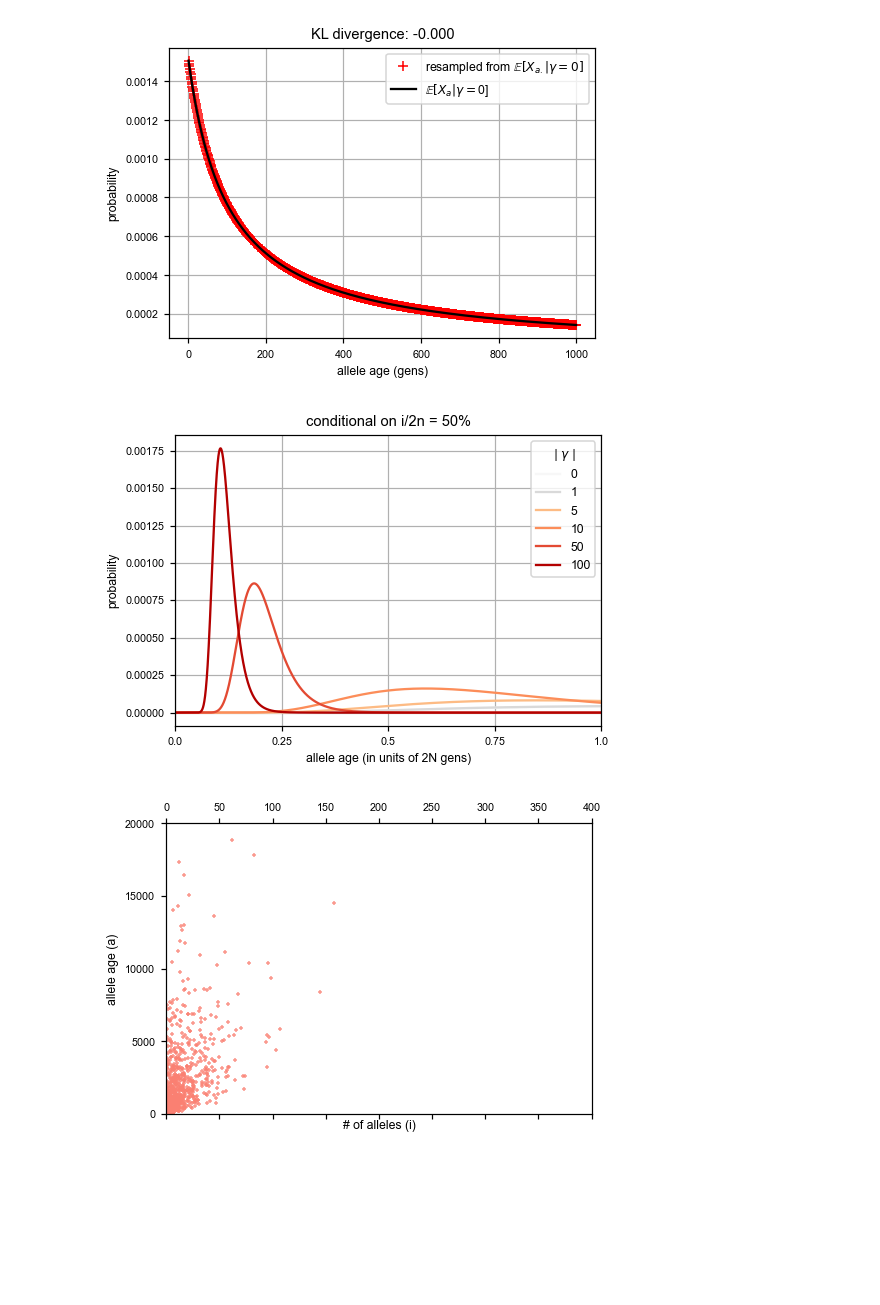
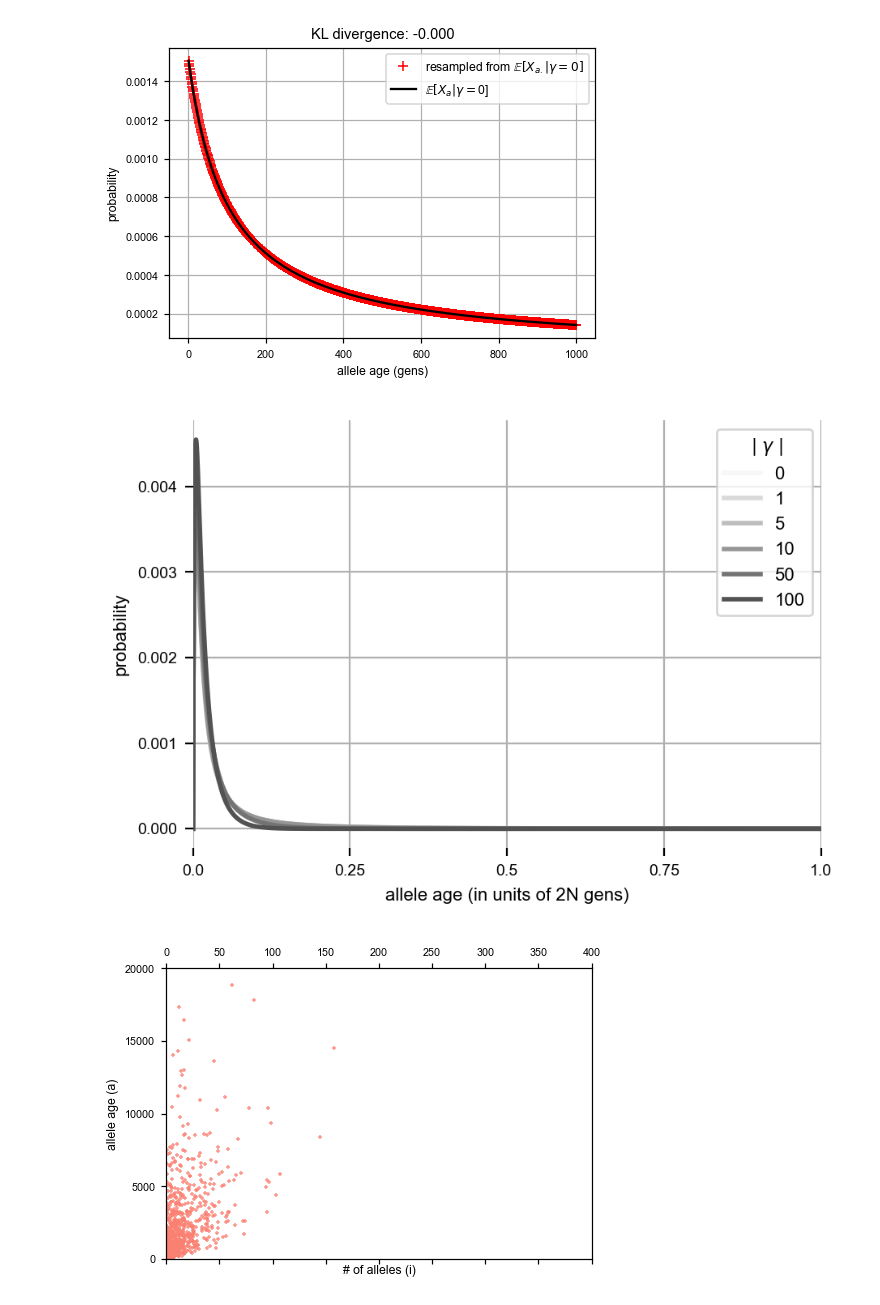
Before and after one commit to VivaswatS/selCoefEst, a Jupyter notebook: changingpopsizesims.ipynb, the cells around one changed output. Drawn from its saved outputs; the diff is of its cells as text; code cells hidden in the pictures; blank space fills up the shorter version.

Commit message:
plotting scriopts + final figs + calculating a somewhat decent gen. lik (slightly biased)

```diff
--- a/changingpopsizesims.ipynb
+++ b/changingpopsizesims.ipynb
@@ -883,28 +888,31 @@ get_Kl_div(0, fsa0, sfs0, 400)
 def plot_agedist(fsax, sx, ix, cols, xlim):
     gcols = ['#f7f7f7','#d9d9d9','#bdbdbd','#969696','#737373','#525252','#252525']
     ig = 0
+    plt.figure(dpi=200)
     for i, isx in enumerate(sx):
         if isx > 500/ix:
-            plt.plot(fsax[i][:,ix]/fsax[i][:,ix].sum(),color=cols[i])
+            plt.plot(fsax[i][:,ix]/fsax[i][:,ix].sum(),color=cols[i],linewidth=2)
         else:
-            plt.plot(fsax[i][:,ix]/fsax[i][:,ix].sum(),color=gcols[ig])
+            plt.plot(fsax[i][:,ix]/fsax[i][:,ix].sum(),color=gcols[ig],linewidth=2)
             ig += 1
-    plt.ylabel('probability'); plt.legend(sx,title=r'$\mid \gamma \mid$'); plt.xlim((0,xlim)); plt.xticks(np.linspace(0,xlim,5),labels=np.linspace(0,xlim,5)/10000); plt.xlabel('allele age (in units of 2N gens)'); plt.grid(); plt.title('conditional on i/2n = {:d}%'.format(int(ix/5)))
+    plt.ylabel('probability'); plt.legend(sx,title=r'$\mid \gamma \mid$'); plt.xlim((0,xlim)); plt.xticks(np.linspace(0,xlim,5),labels=np.linspace(0,xlim,5)/10000); plt.xlabel('allele age (in units of 2N gens)'); plt.grid(); #plt.title(r'conditional on $i/2n = ${:d}%'.format(int(ix/5)));
+    plt.box(False); plt.savefig('figs/agedist_0.5.jpg'.format(int(ix/5)))
 # %%
 # plt.plot(gam,np.array(KLdiv)+np.array(KLdivrev),'k-o'); plt.ylabel('symmetric KL divergence'); plt.xlabel(r'$\gamma$'); plt.grid(); plt.xscale('symlog')
 # np.savetxt('PReFerSims/resfiles/exp.csv',np.vstack((gam,KLdiv,KLdivrev,kurt)).T,delimiter=',',header='gamma,KLdiv,KLdivrev,kurtosis',comments='## kurtosis calculated with 20k gens (gets somewhat smoother with more gens)\n## KL div calculated using theta = 400\n')
-# fsa0 = run_mom_iterate_constant(40000, 500, 0/10000, 10000, 200, {})[::-1]
-# fsa1 = run_mom_iterate_constant(40000, 500, 1/10000, 10000, 200, {})[::-1]
-# fsa5 = run_mom_iterate_constant(40000, 500, 5/10000, 10000, 200, {})[::-1]
-# fsa10 = run_mom_iterate_constant(40000, 500, 10/10000, 10000, 200, {})[::-1]
-# fsa50 = run_mom_iterate_constant(40000, 500, 50/10000, 10000, 200, {})[::-1]
-# fsa100 = run_mom_iterate_constant(40000, 500, 100/10000, 10000, 200, {})[::-1]
+# fsa0 = run_mom_iterate_constant(40000, 500, 0/10000, 10000, 200)[::-1]
+# fsa1 = run_mom_iterate_constant(40000, 500, 1/10000, 10000, 200)[::-1]
+# fsa5 = run_mom_iterate_constant(40000, 500, 5/10000, 10000, 200)[::-1]
+# fsa10 = run_mom_iterate_constant(40000, 500, 10/10000, 10000, 200)[::-1]
+# fsa50 = run_mom_iterate_constant(40000, 500, 50/10000, 10000, 200)[::-1]
+# fsa100 = run_mom_iterate_constant(40000, 500, 100/10000, 10000, 200)[::-1]
 
 # cols = ['#fef0d9','#fdd49e','#fdbb84','#fc8d59','#e34a33','#b30000']
 
-plot_agedist([fsa0,fsa1,fsa5,fsa10,fsa50,fsa100],[0,1,5,10,50,100], 250, cols, 10000)
+# plot_agedist([fsa0,fsa1,fsa5,fsa10,fsa50,fsa100],[0,1,5,10,50,100], 5, cols, 10000)
+plot_agedist([fsa0,fsa1,fsa5,fsa10,fsa50,fsa100],[0,1,5,10,50,100],2,cols,10000)
 # %% [output]
-[figure, old version]
+[figure, new version]
 # %%
 # plt.hist(df0['al'],density=True,range=(0,40000));
 # plt.plot(range(1,4000),fsa20[::-1].sum(axis=1)[1:4000]/fsa20.sum())
```
Also changed, not shown: parts of 1 cell of this notebook, 30 other files.
